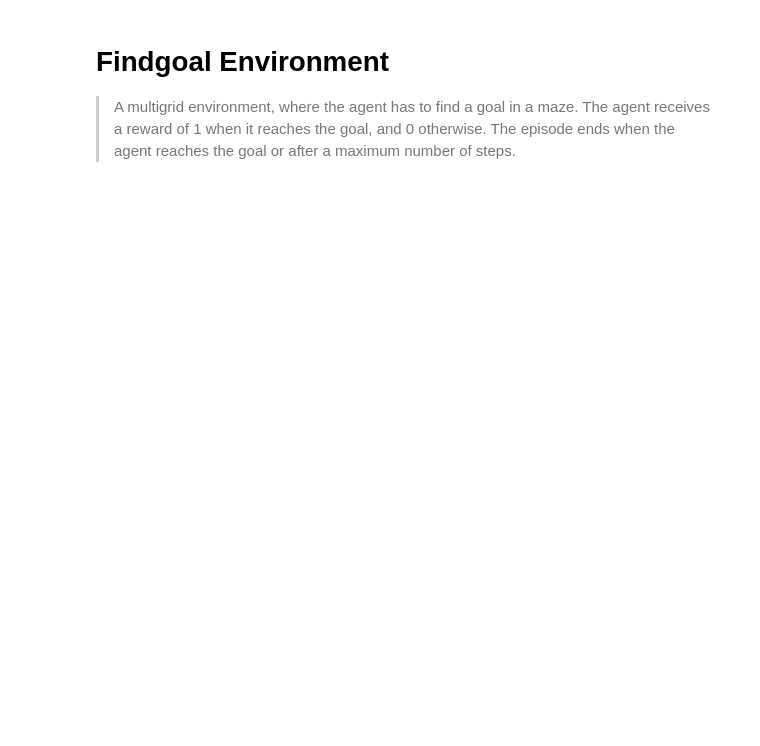
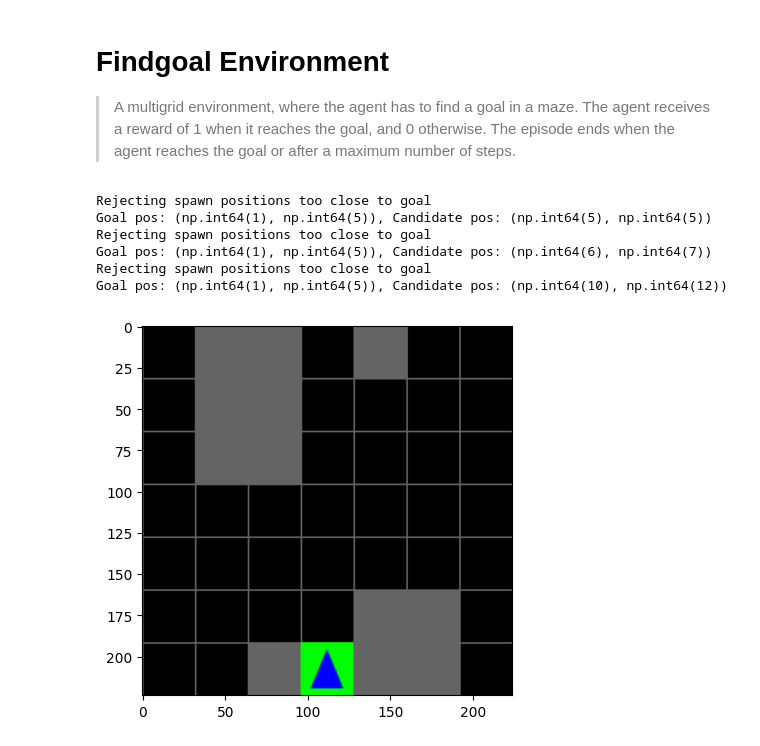
Before and after one commit to Ahmed-Khaled-Saleh/multigrid, a Jupyter notebook: nbs/02h_envs.find_goal.ipynb, the cells around one changed output. Drawn from its saved outputs; the diff is of its cells as text; code cells hidden in the pictures; blank space fills up the shorter version.

```diff
--- a/nbs/02h_envs.find_goal.ipynb
+++ b/nbs/02h_envs.find_goal.ipynb
@@ -377,0 +439,20 @@ def handle_actions(
+# %%
+#| hide
+import gymnasium as gym
+import multigrid.envs
+env = gym.make('MultiGrid-FindGoal-15x15-v0', agents=2, render_mode='rgb_array', num_obstacles=6, width=15, height=15)
+obs, info = env.reset(seed= 0)
+# %% [output]
+Rejecting spawn positions too close to goal
+Goal pos: (np.int64(1), np.int64(5)), Candidate pos: (np.int64(5), np.int64(5))
+Rejecting spawn positions too close to goal
+Goal pos: (np.int64(1), np.int64(5)), Candidate pos: (np.int64(6), np.int64(7))
+Rejecting spawn positions too close to goal
+Goal pos: (np.int64(1), np.int64(5)), Candidate pos: (np.int64(10), np.int64(12))
+# %%
+#| hide
+import matplotlib.pyplot as plt
+plt.imshow(env.unwrapped.get_goal_state(env.unwrapped.agents[1], agent_view_size=7))
+plt.show()
+# %% [output]
+[figure, added]
```
Also changed, not shown: parts of 4 cells of this notebook, 3 other files.
